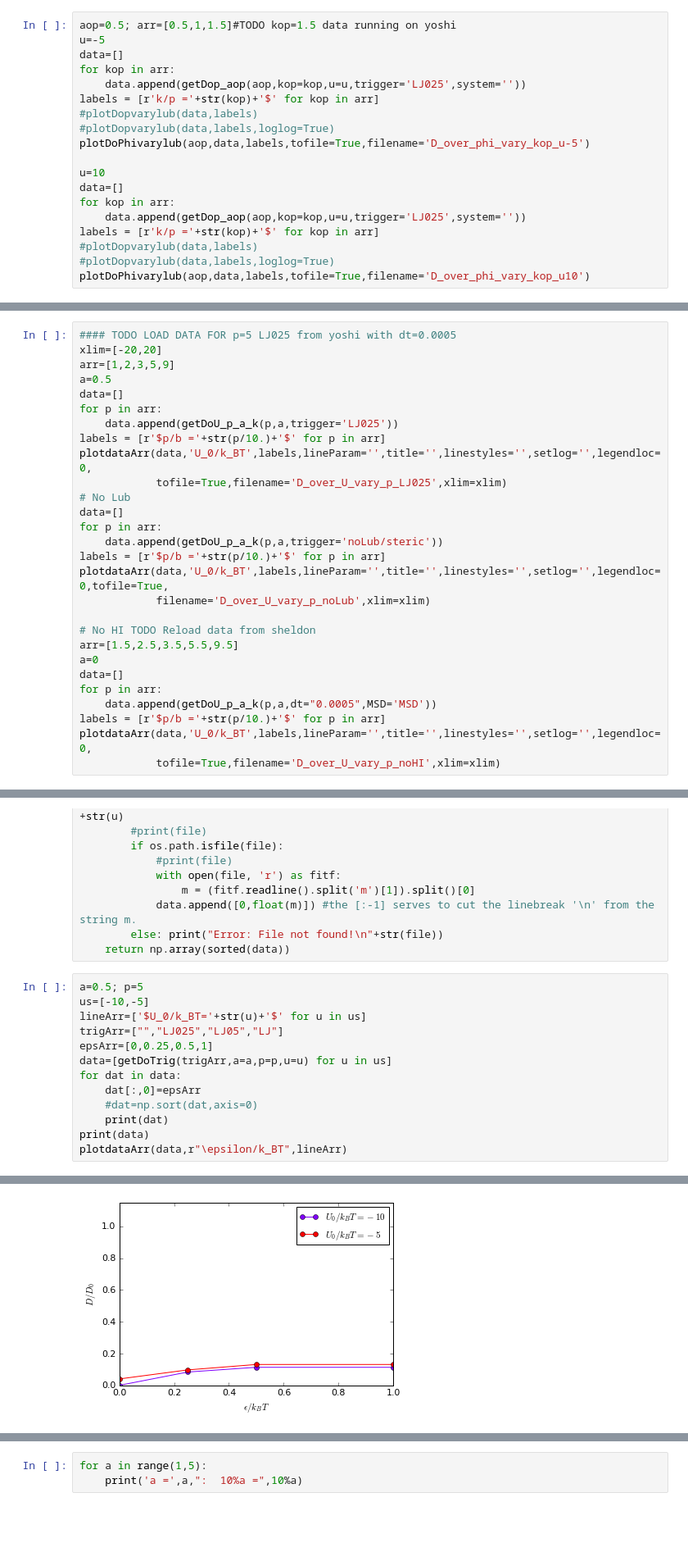
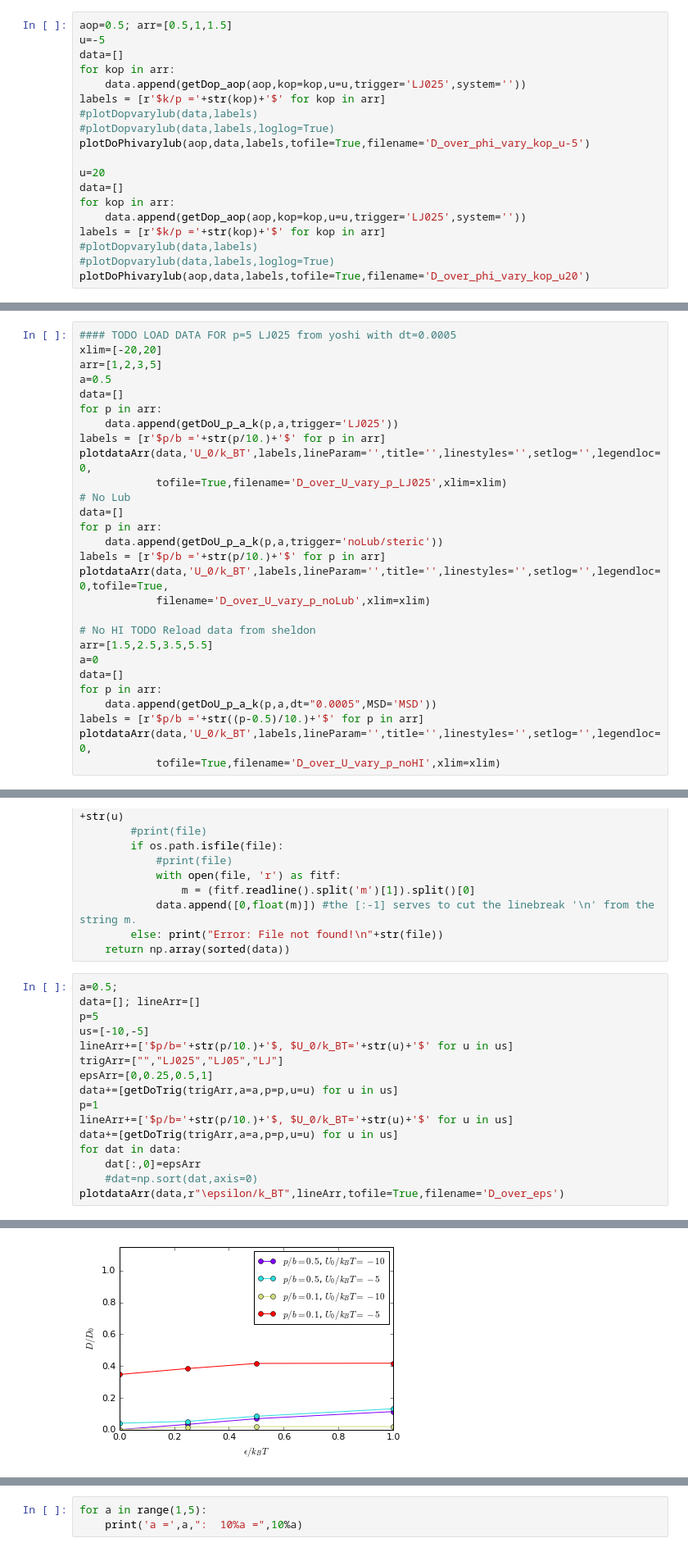
Before and after one commit to JohannHansing/iPythonNB, a Jupyter notebook: HIforBD/Figures.ipynb, the cells around one changed output, grey strips where cells are left out. Shown: that part at 82% size. Drawn from its saved outputs; the diff is of its cells as text; blank space fills up the shorter version.

```diff
--- a/HIforBD/Figures.ipynb
+++ b/HIforBD/Figures.ipynb
@@ -492,22 +435,22 @@ plotDoPhivarylub(aop,data,labels,loglog=True,tofile=True,filename='D_over_phi_ko
 # %% [markdown]
 ## D over phi vary kop
 # %%
-aop=0.5; arr=[0.5,1,1.5]#TODO kop=1.5 data running on yoshi
+aop=0.5; arr=[0.5,1,1.5]
 u=-5
 data=[]
 for kop in arr:
     data.append(getDop_aop(aop,kop=kop,u=u,trigger='LJ025',system=''))
-labels = [r'k/p ='+str(kop)+'$' for kop in arr]
+labels = [r'$k/p ='+str(kop)+'$' for kop in arr]
 #plotDopvarylub(data,labels)
 #plotDopvarylub(data,labels,loglog=True)
 plotDoPhivarylub(aop,data,labels,tofile=True,filename='D_over_phi_vary_kop_u-5')
 
-u=10
+u=20
 data=[]
 for kop in arr:
     data.append(getDop_aop(aop,kop=kop,u=u,trigger='LJ025',system=''))
-labels = [r'k/p ='+str(kop)+'$' for kop in arr]
+labels = [r'$k/p ='+str(kop)+'$' for kop in arr]
 #plotDopvarylub(data,labels)
 #plotDopvarylub(data,labels,loglog=True)
-plotDoPhivarylub(aop,data,labels,tofile=True,filename='D_over_phi_vary_kop_u10')
+plotDoPhivarylub(aop,data,labels,tofile=True,filename='D_over_phi_vary_kop_u20')
 # %% [output]
@@ -518,7 +461,7 @@ plotDoPhivarylub(aop,data,labels,tofile=True,filename='D_over_phi_vary_kop_u10')
 # %%
 #### TODO LOAD DATA FOR p=5 LJ025 from yoshi with dt=0.0005
 xlim=[-20,20]
-arr=[1,2,3,5,9]
+arr=[1,2,3,5]
 a=0.5
 data=[]
 for p in arr:
@@ -535,12 +478,12 @@ plotdataArr(data,'U_0/k_BT',labels,lineParam='',title='',linestyles='',setlog=''
             filename='D_over_U_vary_p_noLub',xlim=xlim)
 
 # No HI TODO Reload data from sheldon
-arr=[1.5,2.5,3.5,5.5,9.5]
+arr=[1.5,2.5,3.5,5.5]
 a=0
 data=[]
 for p in arr:
     data.append(getDoU_p_a_k(p,a,dt="0.0005",MSD='MSD'))
-labels = [r'$p/b ='+str(p/10.)+'$' for p in arr]
+labels = [r'$p/b ='+str((p-0.5)/10.)+'$' for p in arr]
 plotdataArr(data,'U_0/k_BT',labels,lineParam='',title='',linestyles='',setlog='',legendloc=0,
             tofile=True,filename='D_over_U_vary_p_noHI',xlim=xlim)
 # %% [output]
@@ -610,16 +553,19 @@ def getDoTrig(triggerArr,a,p,k='1.000',u=0,oldLub=False,dt="0.001",b=10):
         else: print("Error: File not found!\n"+str(file))
     return np.array(sorted(data))
 # %%
-a=0.5; p=5
+a=0.5;
+data=[]; lineArr=[]
+p=5
 us=[-10,-5]
-lineArr=['$U_0/k_BT='+str(u)+'$' for u in us]
+lineArr+=['$p/b='+str(p/10.)+'$, $U_0/k_BT='+str(u)+'$' for u in us]
 trigArr=["","LJ025","LJ05","LJ"]
 epsArr=[0,0.25,0.5,1]
-data=[getDoTrig(trigArr,a=a,p=p,u=u) for u in us]
+data+=[getDoTrig(trigArr,a=a,p=p,u=u) for u in us]
+p=1
+lineArr+=['$p/b='+str(p/10.)+'$, $U_0/k_BT='+str(u)+'$' for u in us]
+data+=[getDoTrig(trigArr,a=a,p=p,u=u) for u in us]
 for dat in data:
     dat[:,0]=epsArr
     #dat=np.sort(dat,axis=0)
-    print(dat)
-print(data)
-plotdataArr(data,r"\epsilon/k_BT",lineArr)
+plotdataArr(data,r"\epsilon/k_BT",lineArr,tofile=True,filename='D_over_eps')
 # %% [output]
@@ -641,4 +572,4 @@ plotdataArr(data,r"\epsilon/k_BT",lineArr)
-[figure, old version]
+[figure, new version]
 # %% [markdown]
 
 ----------------------------------------------------------------------------------------------------
```
Also changed, not shown: parts of 18 cells of this notebook, 7 other files.
